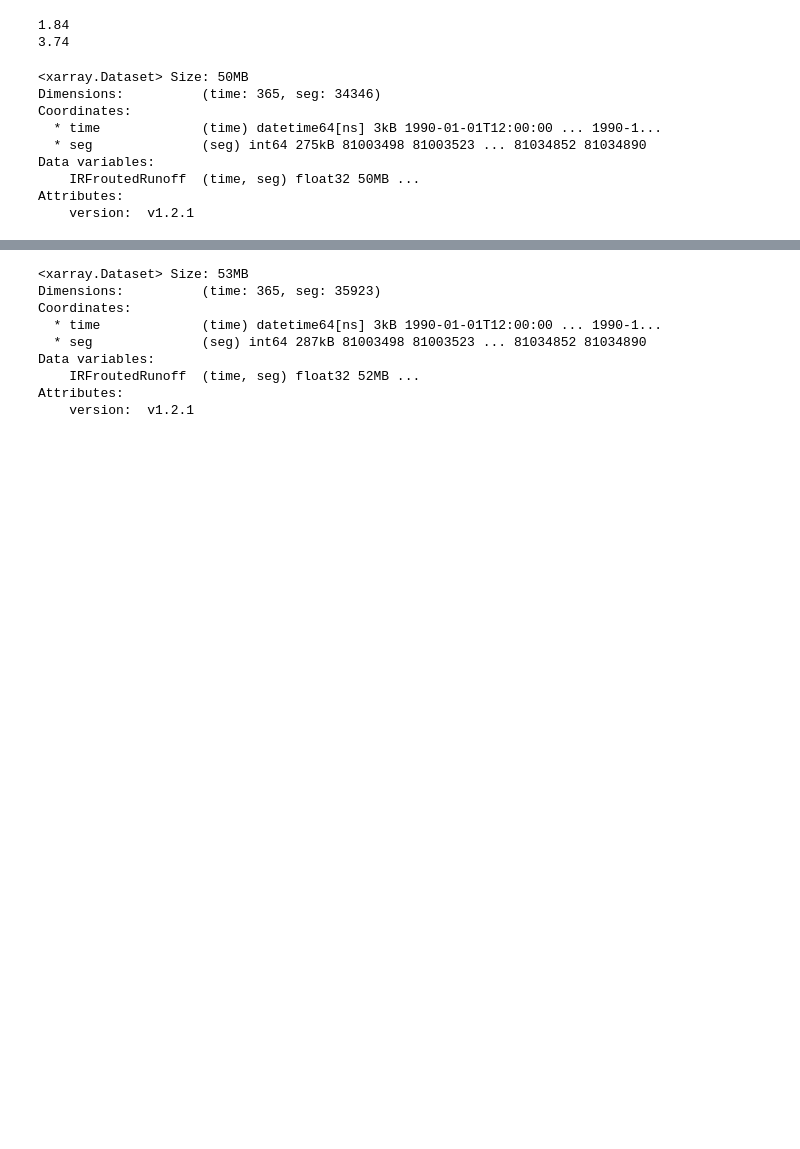
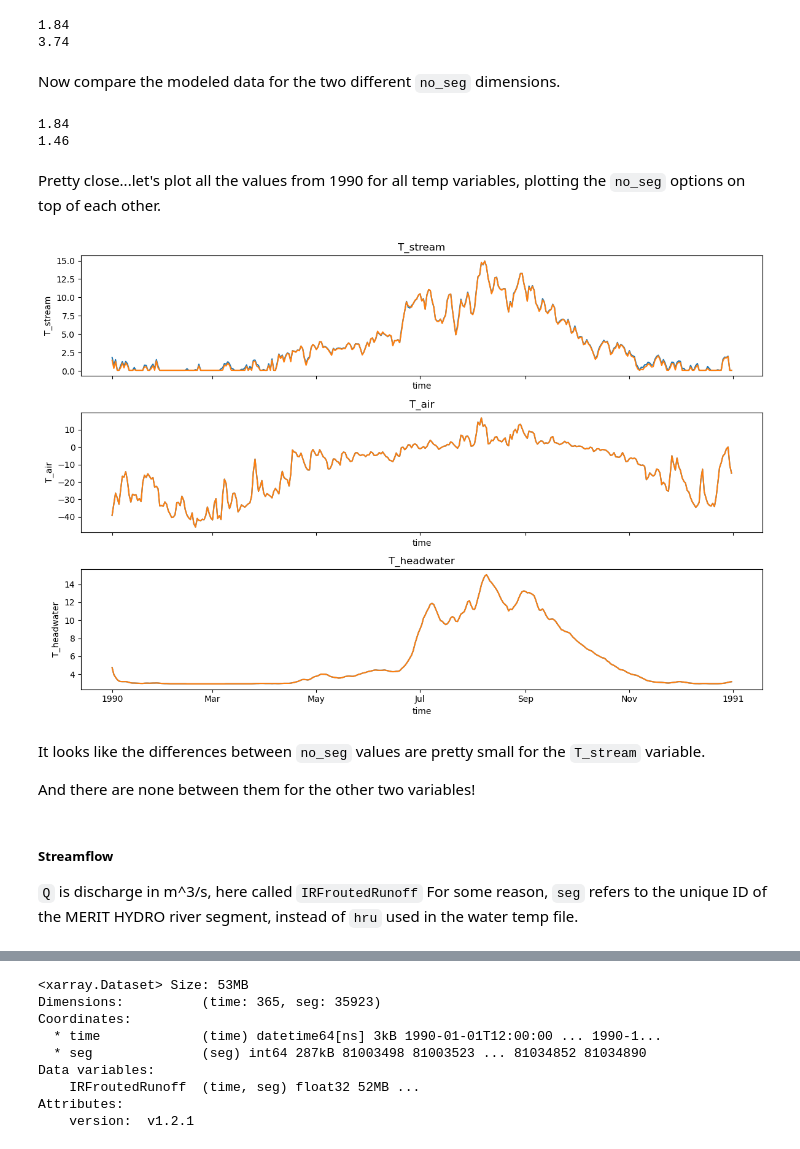
Before and after one commit to ua-snap/arctic_rivers, a Jupyter notebook: arctic_rivers_eda.ipynb, the cells around one changed output, grey strips where cells are left out. Cells and saved outputs as stored; diff of their text form; code cells hidden in the pictures; blank space fills up the shorter version.

```diff
--- a/arctic_rivers_eda.ipynb
+++ b/arctic_rivers_eda.ipynb
@@ -6,0 +59,23 @@ from pathlib import Path
+# %%
+rows = []
+for model in models:
+    for var in variables:
+        modvar_sizes = []
+        for year in range(1990, 2066):
+            fp = data_dir.joinpath(f"{year}_{model}_{var}.nc")
+            if not fp.exists():
+                continue
+            else:
+                size = fp.stat().st_size / 1e6
+                modvar_sizes.append(size)
+
+        rows.append(
+            {
+                "model": model,
+                "var": var,
+                "mean_size": f"{np.mean(modvar_sizes).astype(int)} MB",
+                "std_size": f"{np.std(modvar_sizes).astype(int)} MB",
+            }
+        )
+
+df = pd.DataFrame(rows)
@@ -7,7 +129,5 @@ from pathlib import Path
 # %%
-dir = Path('/beegfs/CMIP6/arctic-cmip6/Arctic_Rivers_Data/')
-# get files from model hC2LE7 in year 1990 only, plus "historical" from 1990
-fps = list(dir.glob('1990*hC2LE7*.nc'))
-hist = list(dir.glob('1990*historical*.nc'))
-
+fps = list(data_dir.glob('1990*hC2LE7*.nc'))
+hist = list(data_dir.glob('1990*historical*.nc'))
 fps += hist
+fps
@@ -69,18 +189,29 @@ print(wt_hist['T_stream'].sel(time='1990-01-01', no_seg=1, hru=81000076).values)
 # %% [output]
 1.84
 3.74
-# %%
-# streamflow ("Q" is discharge in m^3/s), here called "IRFroutedRunoff"
-# for some reason, "seg" refers to the unique ID of the MERIT HYDRO river segment, instead of "hru" used in the water temp file
-
-q_modeled
-# %% [output]
-<xarray.Dataset> Size: 50MB
-Dimensions:          (time: 365, seg: 34346)
-Coordinates:
-  * time             (time) datetime64[ns] 3kB 1990-01-01T12:00:00 ... 1990-1...
-  * seg              (seg) int64 275kB 81003498 81003523 ... 81034852 81034890
-Data variables:
-    IRFroutedRunoff  (time, seg) float32 50MB ...
-Attributes:
-    version:  v1.2.1
+# %% [markdown]
+Now compare the modeled data for the two different `no_seg` dimensions.
+# %%
+print(wt_modeled['T_stream'].sel(time='1990-01-01', no_seg=1, hru=81000076).values)
+print(wt_modeled['T_stream'].sel(time='1990-01-01', no_seg=2, hru=81000076).values)
+# %% [output]
+1.84
+1.46
+# %% [markdown]
+Pretty close...let's plot all the values from 1990 for all temp variables, plotting the `no_seg` options on top of each other.
+# %%
+fig, axes = plt.subplots(3, 1, figsize=(12, 8), sharex=True)
+
+for ax, var in zip(axes, ["T_stream", "T_air", "T_headwater"]):
+    wt_modeled[var].sel(hru=81000076, no_seg=1).plot(ax=ax)
+    wt_modeled[var].sel(hru=81000076, no_seg=2).plot(ax=ax)
+    ax.set_title(var)
+
+plt.tight_layout()
+plt.show()
+# %% [output]
+[figure, added]
+# %% [markdown]
+It looks like the differences between `no_seg` values are pretty small for the `T_stream` variable.
+
+And there are none between them for the other two variables!
@@ -86,0 +229,4 @@ Attributes:
+# %% [markdown]
+##### Streamflow
+`Q` is discharge in m^3/s, here called `IRFroutedRunoff`
+For some reason, `seg` refers to the unique ID of the MERIT HYDRO river segment, instead of `hru` used in the water temp file.
```
Also changed, not shown: parts of 39 cells of this notebook.
